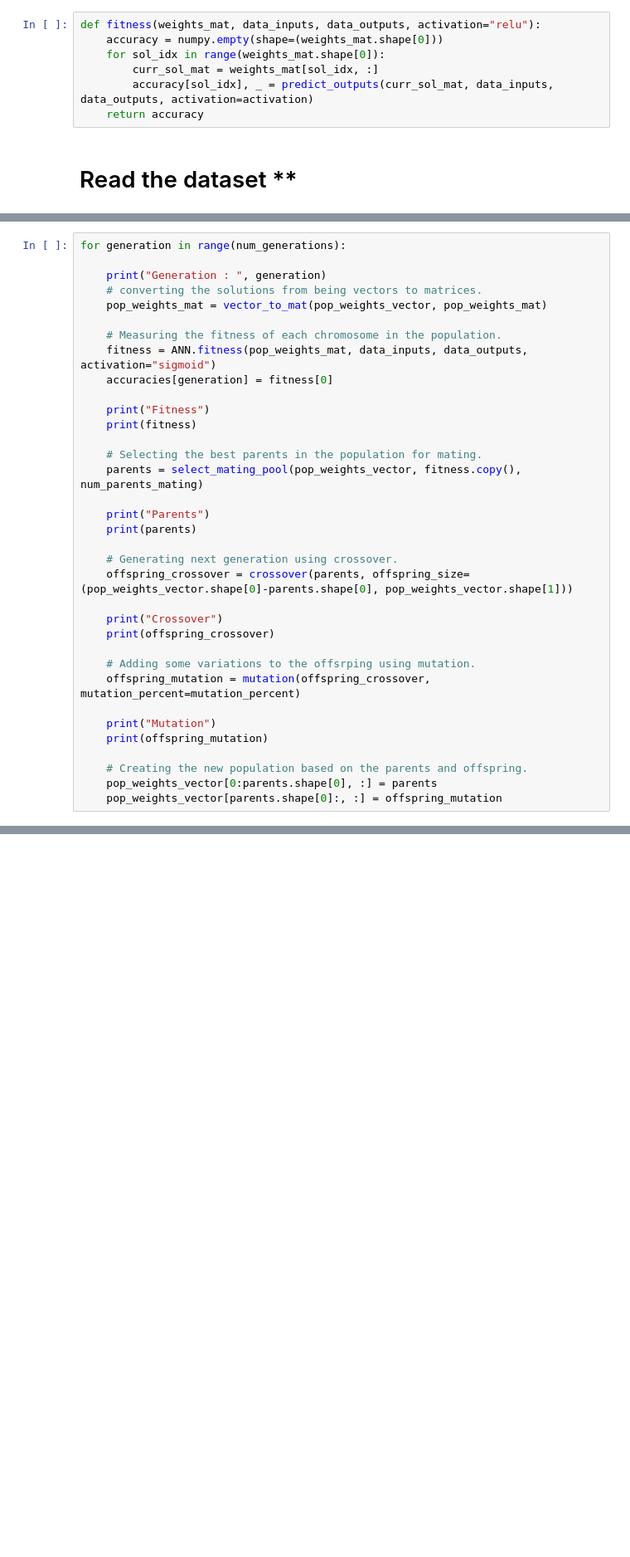
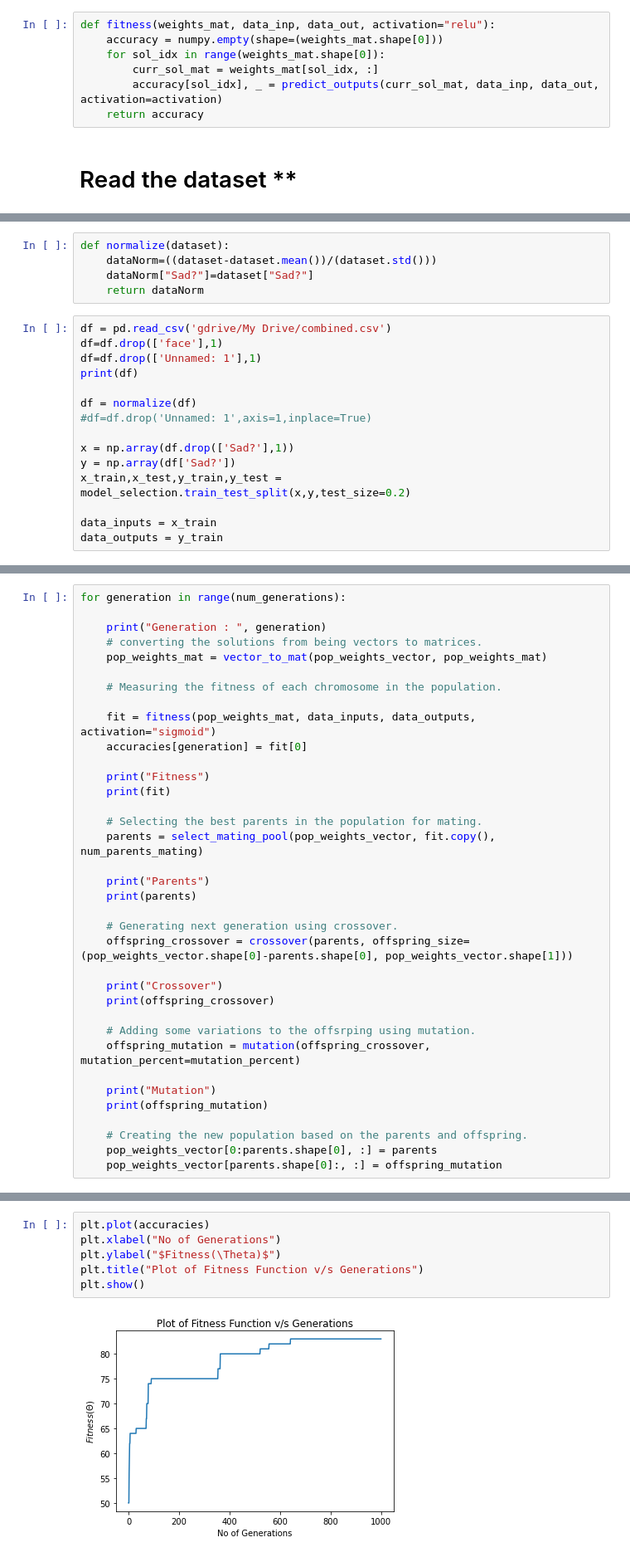
Before and after one commit to Radhesh-Sarma/Emotion-Detection, a Jupyter notebook: Genetic_Algorithm_Openface.ipynb, the cells around one changed output, grey strips where cells are left out. Shown at 83% size. Cells and saved outputs as stored; diff of their text form; blank space fills up the shorter version.

```diff
--- a/Genetic_Algorithm_Openface.ipynb
+++ b/Genetic_Algorithm_Openface.ipynb
@@ -102,11 +107,11 @@ def predict_outputs(weights_mat, data_inputs, data_outputs, activation="relu"):
 # %% [markdown]
 # Fitness Function
 # %%
-def fitness(weights_mat, data_inputs, data_outputs, activation="relu"):
+def fitness(weights_mat, data_inp, data_out, activation="relu"):
     accuracy = numpy.empty(shape=(weights_mat.shape[0]))
     for sol_idx in range(weights_mat.shape[0]):
         curr_sol_mat = weights_mat[sol_idx, :]
-        accuracy[sol_idx], _ = predict_outputs(curr_sol_mat, data_inputs, data_outputs, activation=activation)
+        accuracy[sol_idx], _ = predict_outputs(curr_sol_mat, data_inp, data_out, activation=activation)
     return accuracy
 # %% [markdown]
 # Read the dataset **
@@ -121,0 +118,20 @@ f.close()
+# %%
+def normalize(dataset):
+    dataNorm=((dataset-dataset.mean())/(dataset.std()))
+    dataNorm["Sad?"]=dataset["Sad?"]
+    return dataNorm
+# %%
+df = pd.read_csv('gdrive/My Drive/combined.csv')
+df=df.drop(['face'],1)
+df=df.drop(['Unnamed: 1'],1)
+print(df)
+
+df = normalize(df)
+#df=df.drop('Unnamed: 1',axis=1,inplace=True)
+
+x = np.array(df.drop(['Sad?'],1))
+y = np.array(df['Sad?'])
+x_train,x_test,y_train,y_test = model_selection.train_test_split(x,y,test_size=0.2)
+
+data_inputs = x_train
+data_outputs = y_train
@@ -154,14 +185,15 @@ for generation in range(num_generations):
     pop_weights_mat = vector_to_mat(pop_weights_vector, pop_weights_mat)
 
     # Measuring the fitness of each chromosome in the population.
-    fitness = ANN.fitness(pop_weights_mat, data_inputs, data_outputs, activation="sigmoid")
-    accuracies[generation] = fitness[0]
+
+    fit = fitness(pop_weights_mat, data_inputs, data_outputs, activation="sigmoid")
+    accuracies[generation] = fit[0]
 
     print("Fitness")
-    print(fitness)
+    print(fit)
 
     # Selecting the best parents in the population for mating.
-    parents = select_mating_pool(pop_weights_vector, fitness.copy(), num_parents_mating)
+    parents = select_mating_pool(pop_weights_vector, fit.copy(), num_parents_mating)
 
     print("Parents")
     print(parents)
@@ -200,0 +258,8 @@ Bas
+# %%
+plt.plot(accuracies)
+plt.xlabel("No of Generations")
+plt.ylabel("$Fitness(\Theta)$")
+plt.title("Plot of Fitness Function v/s Generations")
+plt.show()
+# %% [output]
+[figure, added]
```
Also changed, not shown: parts of 13 cells of this notebook.
